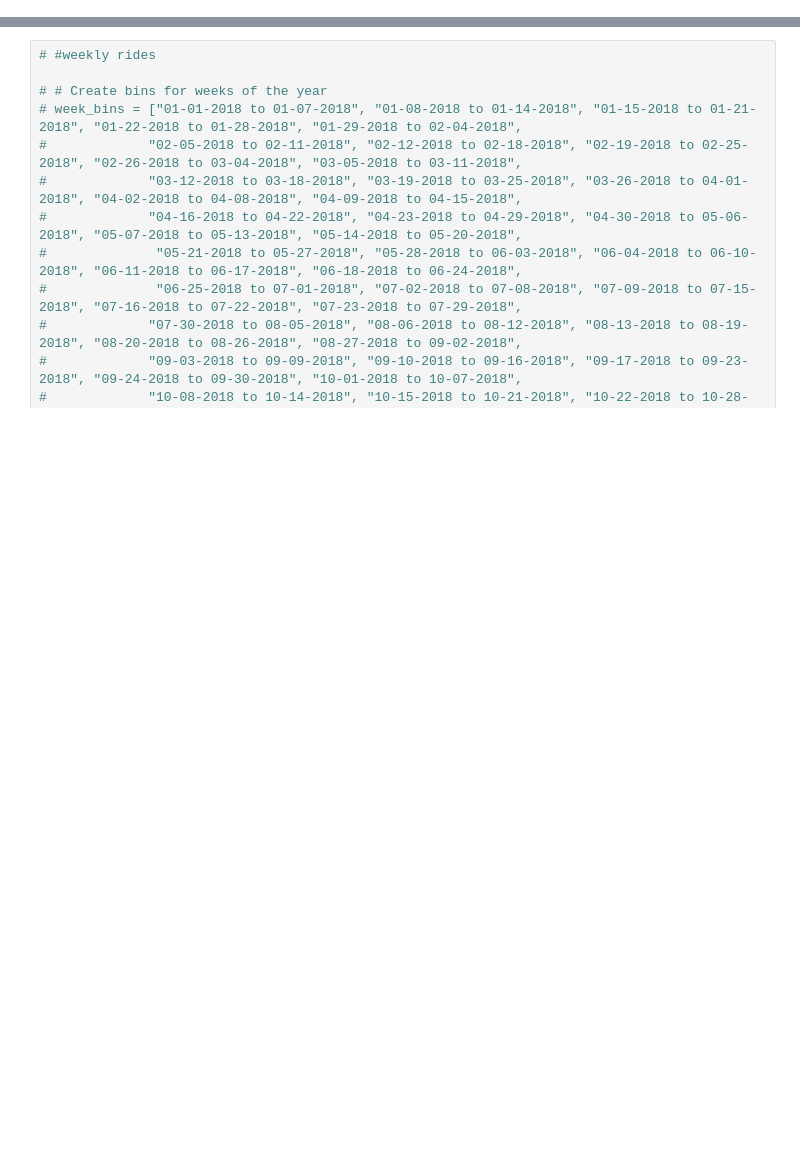
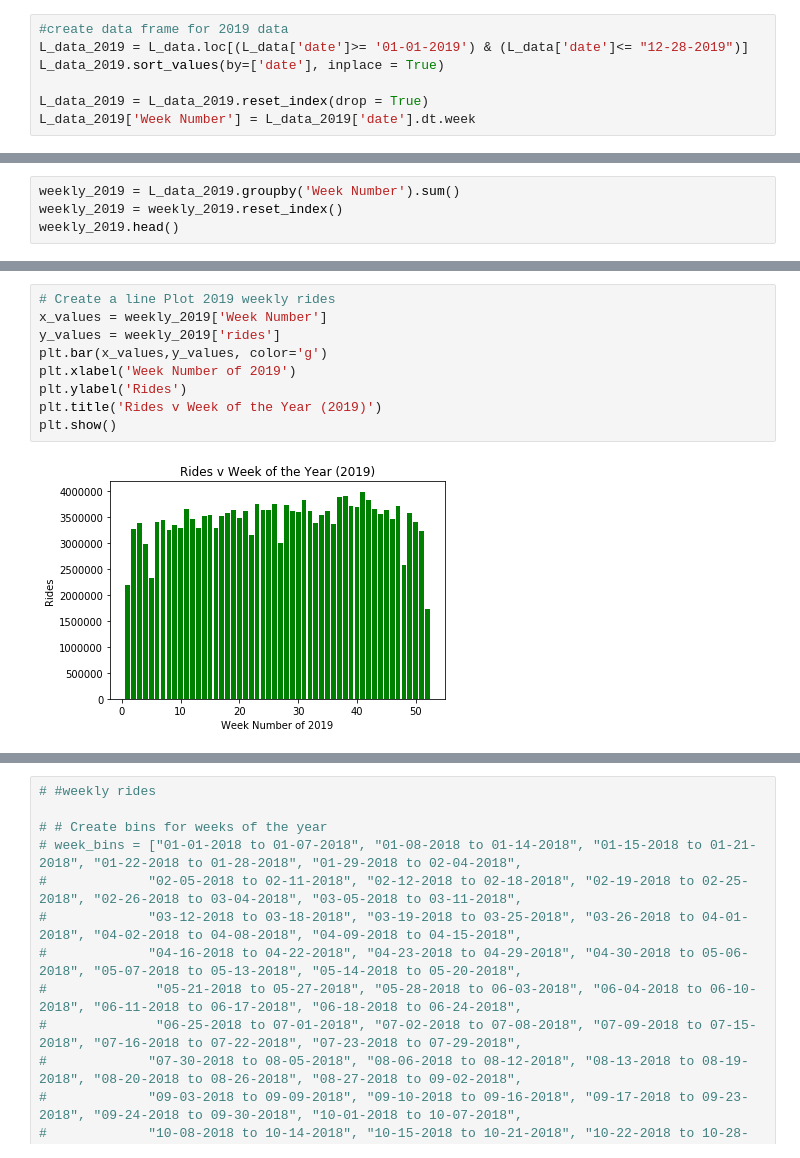
Before and after one commit to cdfencing/Project-I, a Jupyter notebook: Seasonal_ridership.ipynb, the cells around one changed output, grey strips where cells are left out. Drawn from its saved outputs; the diff is of its cells as text; blank space fills up the shorter version.

```diff
--- a/Seasonal_ridership.ipynb
+++ b/Seasonal_ridership.ipynb
@@ -56,0 +99,7 @@ L_data_2018.head()
+# %%
+#create data frame for 2019 data
+L_data_2019 = L_data.loc[(L_data['date']>= '01-01-2019') & (L_data['date']<= "12-28-2019")]
+L_data_2019.sort_values(by=['date'], inplace = True)
+
+L_data_2019 = L_data_2019.reset_index(drop = True)
+L_data_2019['Week Number'] = L_data_2019['date'].dt.week
@@ -56,0 +111,4 @@ L_data_2018.head()
+# %%
+weekly_2019 = L_data_2019.groupby('Week Number').sum()
+weekly_2019 = weekly_2019.reset_index()
+weekly_2019.head()
@@ -56,0 +122,11 @@ L_data_2018.head()
+# %%
+# Create a line Plot 2019 weekly rides
+x_values = weekly_2019['Week Number']
+y_values = weekly_2019['rides']
+plt.bar(x_values,y_values, color='g')
+plt.xlabel('Week Number of 2019')
+plt.ylabel('Rides')
+plt.title('Rides v Week of the Year (2019)')
+plt.show()
+# %% [output]
+[figure, added]
```
Also changed, not shown: parts of 16 cells of this notebook.
